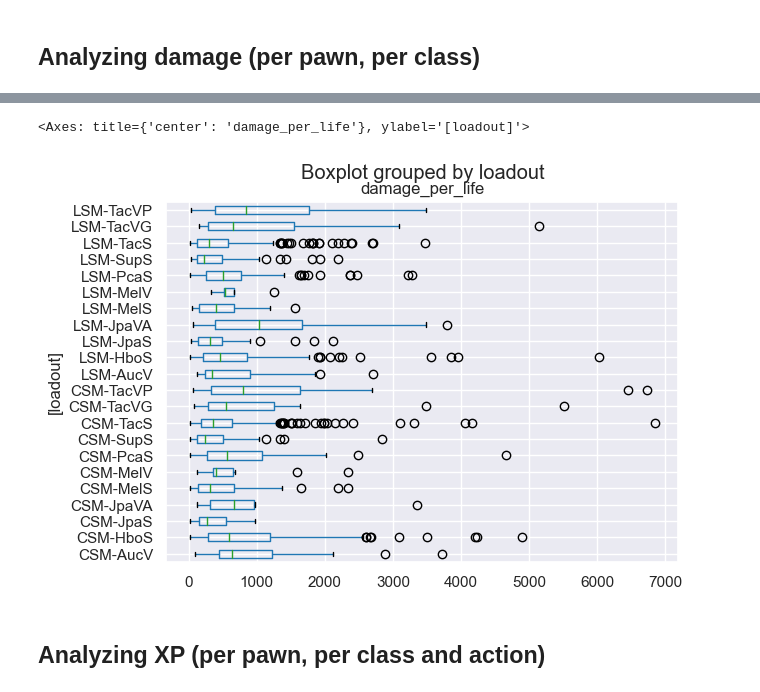
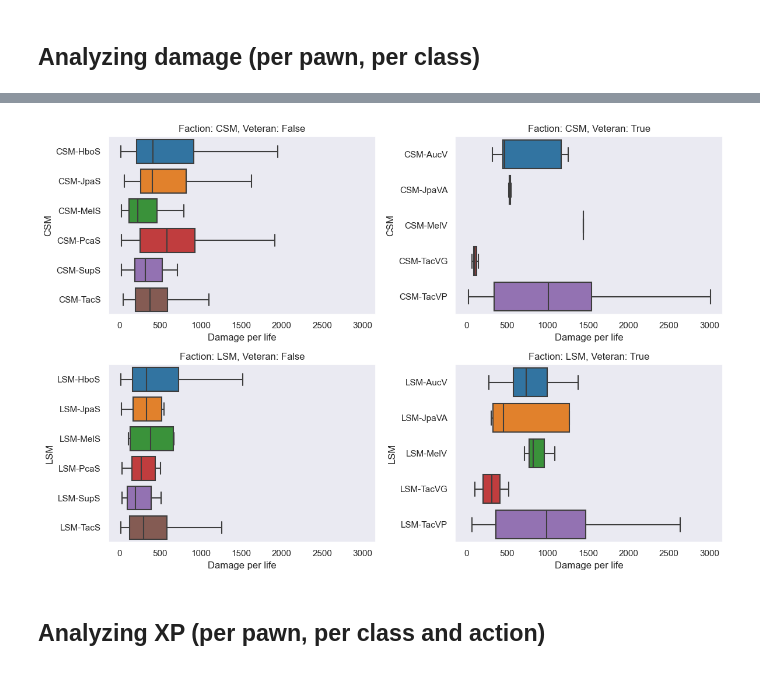
Before and after one commit to JediKnightChan/ECRTools, a Jupyter notebook: ecr-analytics/example/rawdata-analyzer.ipynb, the cells around one changed output, grey strips where cells are left out. Saved outputs shown, nothing was run; the diff lists cells and outputs as text; code cells hidden in the pictures.

```diff
--- a/ecr-analytics/example/rawdata-analyzer.ipynb
+++ b/ecr-analytics/example/rawdata-analyzer.ipynb
@@ -35,3 +41,6 @@ len(old_raw_data["data"])
+# %%
+show_outliers = False
+share_x = 'all'
 # %%
 raw_data = []
 
@@ -127,9 +146,30 @@ damage_per_life_for_classes
-# %%
-damage_per_pawn.sort_values(by='loadout').boxplot(by="loadout", vert=False)
-# sns.violinplot(damage_per_pawn, x="damage_per_life", y="loadout")
-# %% [output]
-<Axes: title={'center': 'damage_per_life'}, ylabel='[loadout]'>
-[figure, removed]
+# %%
+# Create a grid of subplots
+fig, axes = plt.subplots(
+    nrows=len(damage_per_pawn['faction'].unique()),
+    ncols=len(damage_per_pawn['is_veteran'].unique()),
+    figsize=(12, 8),
+    sharex=share_x
+)
+
+# Grouping into subplots
+for ((faction, veteran), subset), ax in zip(damage_per_pawn.groupby(['faction', 'is_veteran']), axes.flat):
+    subset = subset.sort_values(by='loadout')  # Sort by 'loadout'
+    sns.boxplot(x='damage_per_life', y='loadout', data=subset, ax=ax, orient='h', showfliers=show_outliers)
+
+    # Set titles and axis labels
+    ax.set_title(f'Faction: {faction}, Veteran: {veteran}')
+    ax.set_xlabel('Damage per life')
+    ax.set_ylabel(faction)
+
+    # Set x-axis ticks for each subplot
+    ax.tick_params(axis='x', labelbottom=True)
+
+# Adjust layout
+plt.tight_layout()
+plt.show()
+# %% [output]
+[figure, added]
 # %% [markdown]
 ## Analyzing XP (per pawn, per class and action)
 # %%
```
Also changed, not shown: parts of 9 cells of this notebook, 10 other files.
